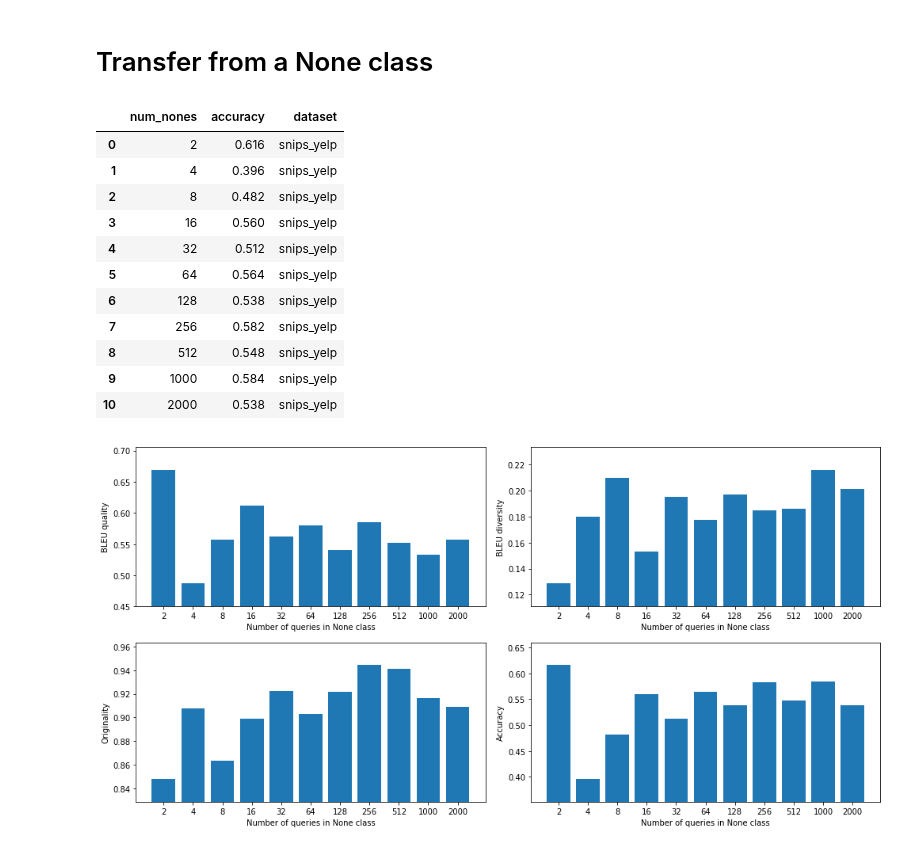
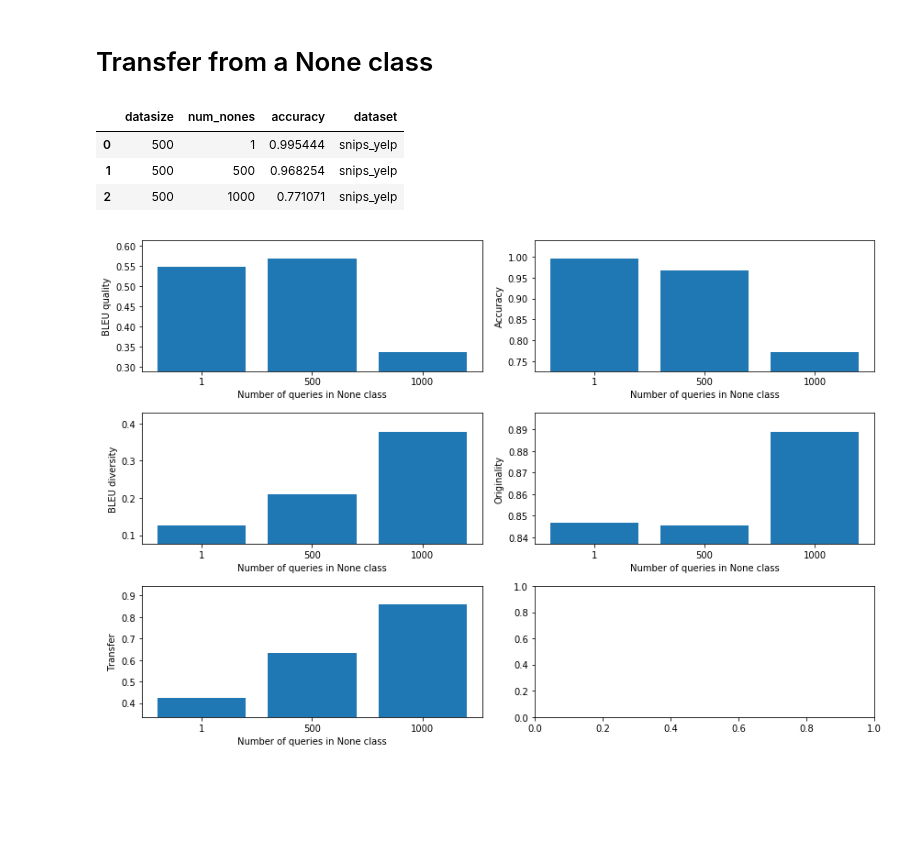
Before and after one commit to sonos/automatic-data-generation, a Jupyter notebook: automatic_data_generation/data-generation.ipynb, the cells around one changed output. Saved outputs shown, nothing was run; the diff lists cells and outputs as text; code cells hidden in the pictures; blank space fills up the shorter version.

Commit message:
Transfer metric

```diff
--- a/automatic_data_generation/data-generation.ipynb
+++ b/automatic_data_generation/data-generation.ipynb
@@ -154,5 +154,5 @@ plt.show()
 # %%
-n_per_intent = 2000
+n_per_intent = 20
 
 latent = run['latent']
 from sklearn.decomposition import PCA
@@ -475,7 +462,7 @@ for filename in os.listdir(results_dir):
 
 runs.sort(key = lambda x : x['args'].num_nones)
 runs.sort(key = lambda x : x['args'].dataset)
-runs = runs[9:]
+#runs = [run for run in runs if run['args'].datasize==500]
 
 data = {}
 for arg_name in runs[0]['args'].__dict__.keys():
@@ -485,48 +472,43 @@ data['bleu_diversity'] = np.array([run['delexicalised_metrics']['bleu_scores']['
 data['accuracy']       = np.array([run['delexicalised_metrics']['intent_accuracy'] for run in runs])
 
 
-df = pd.DataFrame(data, columns=['num_nones', 'accuracy', 'dataset'])
+df = pd.DataFrame(data, columns=['datasize', 'num_nones', 'accuracy', 'dataset'])
 df.head(20)
 # %% [output]
-|  | num_nones | accuracy | dataset |
-| 0 | 2 | 0.616 | snips_yelp |
-| 1 | 4 | 0.396 | snips_yelp |
-| 2 | 8 | 0.482 | snips_yelp |
-| 3 | 16 | 0.560 | snips_yelp |
-| 4 | 32 | 0.512 | snips_yelp |
-| 5 | 64 | 0.564 | snips_yelp |
-| 6 | 128 | 0.538 | snips_yelp |
-| 7 | 256 | 0.582 | snips_yelp |
-| 8 | 512 | 0.548 | snips_yelp |
-| 9 | 1000 | 0.584 | snips_yelp |
-| 10 | 2000 | 0.538 | snips_yelp |
+|  | datasize | num_nones | accuracy | dataset |
+| 0 | 500 | 1 | 0.995444 | snips_yelp |
+| 1 | 500 | 500 | 0.968254 | snips_yelp |
+| 2 | 500 | 1000 | 0.771071 | snips_yelp |
 # %%
 none_sizes = [str(run['args'].num_nones) for run in runs]
 
 intents = runs[0]['delexicalised_metrics']['bleu_scores']['quality'].keys()
 
-bleu_qualities     = [np.mean([    run['delexicalised_metrics']['bleu_scores']['quality'][intent] for intent in intents if intent!='None']) for run in runs]
-bleu_diversities   = [np.mean([  run['delexicalised_metrics']['bleu_scores']['diversity'][intent] for intent in intents if intent!='None']) for run in runs]
-bleu_originalities = [np.mean([run['delexicalised_metrics']['bleu_scores']['originality'][intent] for intent in intents if intent!='None']) for run in runs]
+#bleu_qualities     = [np.mean([    run['delexicalised_metrics']['bleu_scores']['quality'][intent] for intent in intents if intent!='None']) for run in runs]
+bleu_qualities     = [run['delexicalised_metrics']['bleu_scores']['quality']['avg'] for run in runs]
 accuracies         = [run['delexicalised_metrics']['intent_accuracy'] for run in runs]
-metrics = [bleu_qualities, bleu_diversities, bleu_originalities, accuracies]
+bleu_diversities   = [run['delexicalised_metrics']['bleu_scores']['diversity']['avg'] for run in runs]
+bleu_originalities = [run['delexicalised_metrics']['bleu_scores']['originality']['avg'] for run in runs]
+transfer           = [run['delexicalised_metrics']['transfer']['avg'] for run in runs]
+metrics = [bleu_qualities, accuracies, bleu_diversities, bleu_originalities, transfer]
 
 accuracies
-fig, axarr = plt.subplots(2,2, figsize=(14,7))
+fig, axarr = plt.subplots(3,2, figsize=(12,8))
 axarr = axarr.flatten()
 
 for i, metric in enumerate(metrics):
 
     axarr[i].bar(none_sizes, metric )
     low, high, delta = min(metric), max(metric), max(metric) - min(metric)
     axarr[i].set_ylim(low - 0.2 * delta, high + 0.2 * delta)
     axarr[i].set_xlabel('Number of queries in None class')
 
 axarr[0].set_ylabel('BLEU quality'  )
-axarr[1].set_ylabel('BLEU diversity')
-axarr[2].set_ylabel('Originality'   )
-axarr[3].set_ylabel('Accuracy'      )
+axarr[1].set_ylabel('Accuracy'      )
+axarr[2].set_ylabel('BLEU diversity')
+axarr[3].set_ylabel('Originality'   )
+axarr[4].set_ylabel('Transfer'   )
 
 fig.tight_layout()
 # %% [output]
-[figure, old version]
+[figure, new version]
```
Also changed, not shown: parts of 7 cells of this notebook, 2 other files.
